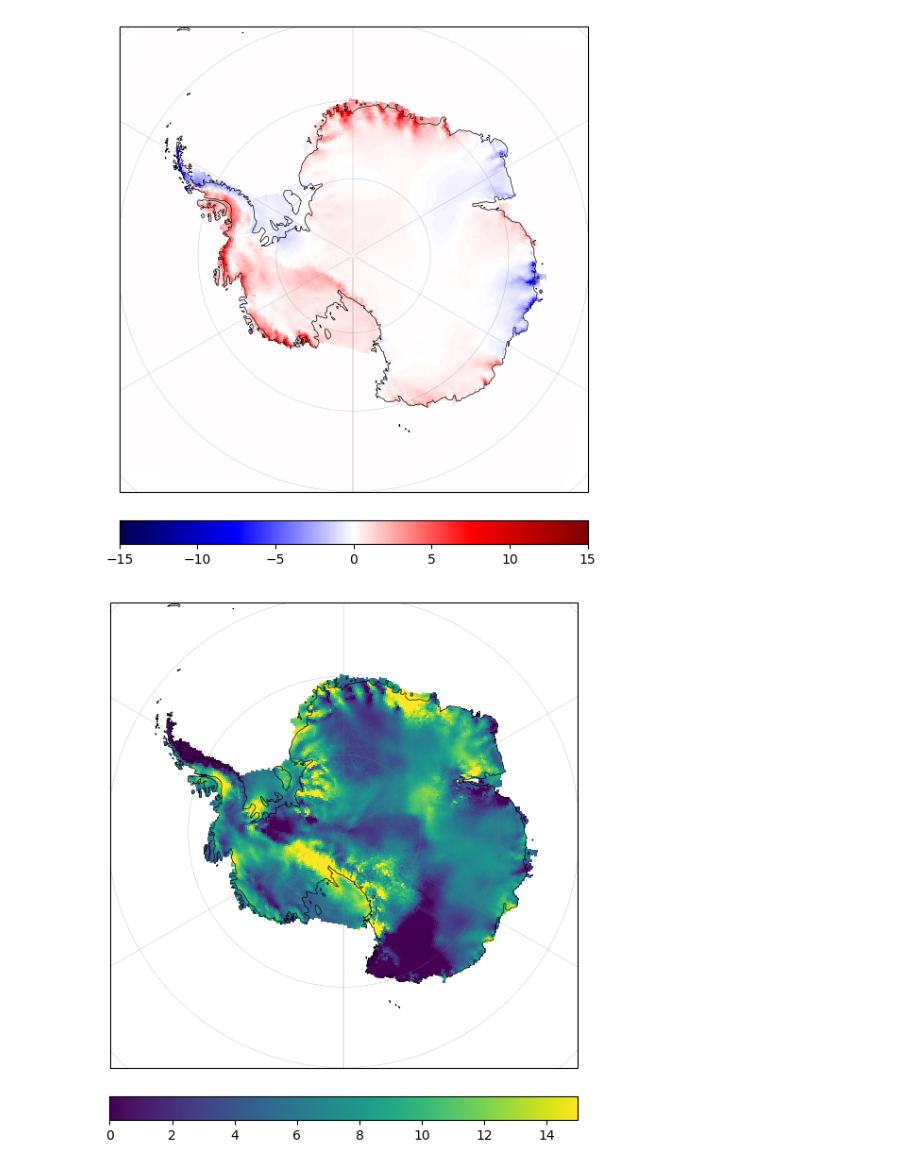
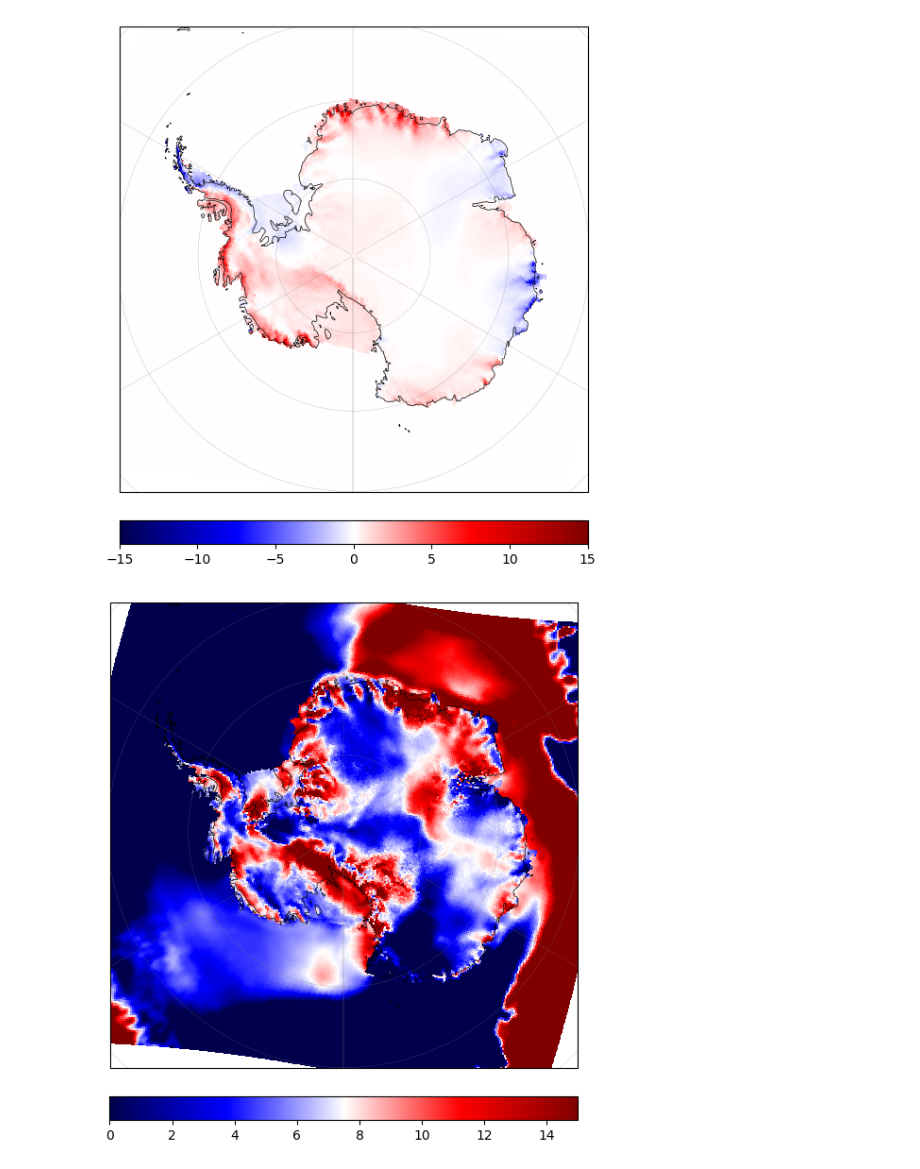
Before and after one commit to advikeswaran/metric-reconstruction, a Jupyter notebook: RACMO_TempRecon.ipynb, the cells around one changed output. Cells and saved outputs as stored; diff of their text form; code cells hidden in the pictures.

Commit message:
log sensitivity calculations

```diff
--- a/RACMO_TempRecon.ipynb
+++ b/RACMO_TempRecon.ipynb
@@ -489,7 +489,7 @@ for i in range(200):
     ap_mask = (
     (basin_mask == 4) |
     (basin_mask == 5) |
-    (basin_mask >= 6)
+    (basin_mask == 6)
 )
 
     masked_ais = layer[ais_mask]        # only elements where basin_mask != 0
@@ -809,6 +809,19 @@ P_mean = P.mean(axis=0)
 sensitivity_percent_per_K = 100.0 * dP_dT / P_mean
 mask = P_mean > 0
 sensitivity = np.where(mask, sensitivity_percent_per_K, np.nan)
+# %%
+
+
+# Log-scale the accumulation (only where positive)
+log_P = np.where(P > 0, np.log(P), np.nan)
+
+# Anomalies
+T_anom = T - np.nanmean(T, axis=0)
+logP_anom = log_P - np.nanmean(log_P, axis=0)
+
+# Regression slope d(ln P)/dT — this directly gives % per K when multiplied by 100
+d_lnP_dT = np.nansum(T_anom * logP_anom, axis=0) / np.nansum(T_anom**2, axis=0)
+sensitivity_log = 100.0 * d_lnP_dT  # % per K
 # %%
 # Define projection
 # Use a South Polar Stereographic projection for proper representation of Antarctica.
@@ -820,33 +833,33 @@ fig = plt.figure(figsize=(8, 8))
 ax = plt.axes(projection=proj)
 
 # Set extent to include entire Antarctic region
 # Input coordinates to set_extent must be in PlateCarree (lat/lon) coordinates.
 ax.set_extent([-180, 180, -90, -60], ccrs.PlateCarree())
 
 # Plot correlation map
 # eais_corr_map is the spatial correlation between each SMB grid cell and EAIS SMB.
 # RACMO lon/lat arrays define the spatial coordinates.
 im = ax.pcolormesh(
-    racmo_accum["lon"], racmo_accum["lat"], sensitivity,
-    transform=ccrs.PlateCarree(), vmin=0, vmax=15# data defined in geographic coordinates
+    racmo_accum["lon"], racmo_accum["lat"], sensitivity_log,
+    transform=ccrs.PlateCarree(), vmin=0, vmax=15, cmap=plt.cm.seismic# data defined in geographic coordinates
 )
 
 # Add colorbar
 cb = plt.colorbar(im, ax=ax, orientation="horizontal", pad=0.05, shrink=0.8)
 #cb.set_label("Correlation with Antarctic-wide SMB (1979–2022)")
 
 # Add geographic features for context
 ax.add_feature(cfeature.COASTLINE, linewidth=0.5, color="black")
 ax.add_feature(cfeature.LAND, facecolor="lightgray", zorder=0)
 
 # Add gridlines (no labels for cleaner polar map)
 gl = ax.gridlines(draw_labels=False, linewidth=0.3, color="gray", alpha=0.5)
 gl.xlocator = plt.FixedLocator(np.arange(-180, 181, 60))
 
 # Add title
 #plt.title("Local–Continental SMB Correlation (1979–2022)", fontsize=12, pad=10)
 
 # Render plot
 plt.show()
 # %% [output]
-[figure, old version]
+[figure, new version]
```
Also changed, not shown: parts of 7 cells of this notebook.
